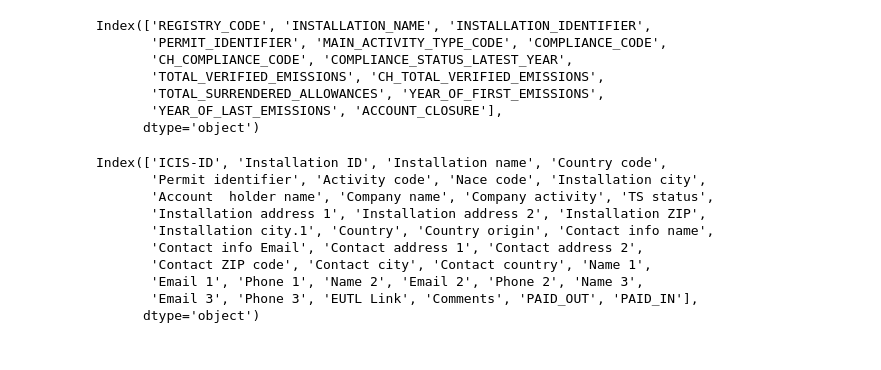
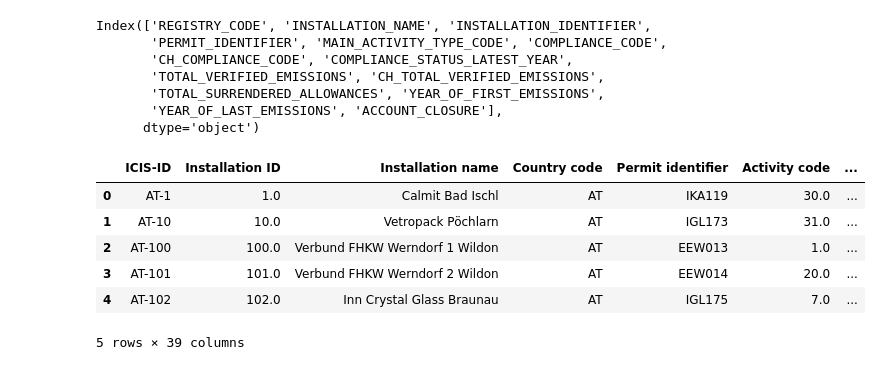
Before and after one commit to BenBowring/EnergyData, a Jupyter notebook: DataInvestigation.ipynb, the cells around one changed output. Saved outputs shown, nothing was run; the diff lists cells and outputs as text; code cells hidden in the pictures.

```diff
--- a/DataInvestigation.ipynb
+++ b/DataInvestigation.ipynb
@@ -118,15 +156,12 @@ Index(['REGISTRY_CODE', 'INSTALLATION_NAME', 'INSTALLATION_IDENTIFIER',
        'YEAR_OF_LAST_EMISSIONS', 'ACCOUNT_CLOSURE'],
       dtype='object')
 # %%
-mapped_df.columns
+mapped_df.head()
 # %% [output]
+|  | ICIS-ID | Installation ID | Installation name | Country code | Permit identifier | Activity code | ... |
+| 0 | AT-1 | 1.0 | Calmit Bad Ischl | AT | IKA119 | 30.0 | ... |
+| 1 | AT-10 | 10.0 | Vetropack Pöchlarn | AT | IGL173 | 31.0 | ... |
+| 2 | AT-100 | 100.0 | Verbund FHKW Werndorf 1 Wildon | AT | EEW013 | 1.0 | ... |
+| 3 | AT-101 | 101.0 | Verbund FHKW Werndorf 2 Wildon | AT | EEW014 | 20.0 | ... |
+| 4 | AT-102 | 102.0 | Inn Crystal Glass Braunau | AT | IGL175 | 7.0 | ... |
-Index(['ICIS-ID', 'Installation ID', 'Installation name', 'Country code',
-       'Permit identifier', 'Activity code', 'Nace code', 'Installation city',
-       'Account  holder name', 'Company name', 'Company activity', 'TS status',
-       'Installation address 1', 'Installation address 2', 'Installation ZIP',
-       'Installation city.1', 'Country', 'Country origin', 'Contact info name',
-       'Contact info Email', 'Contact address 1', 'Contact address 2',
-       'Contact ZIP code', 'Contact city', 'Contact country', 'Name 1',
-       'Email 1', 'Phone 1', 'Name 2', 'Email 2', 'Phone 2', 'Name 3',
-       'Email 3', 'Phone 3', 'EUTL Link', 'Comments', 'PAID_OUT', 'PAID_IN'],
-      dtype='object')
+5 rows × 39 columns
```
Also changed, not shown: parts of 29 cells of this notebook.
